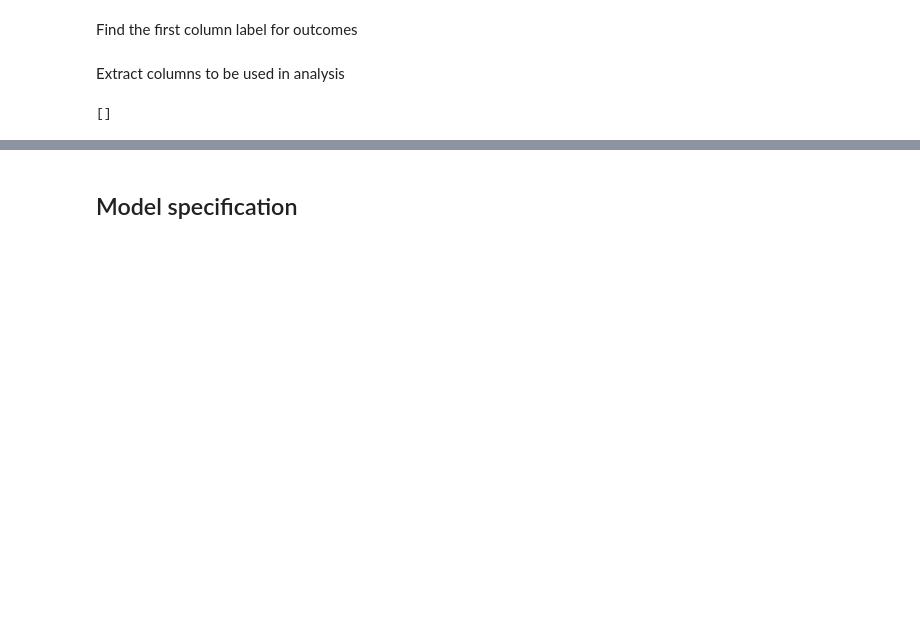
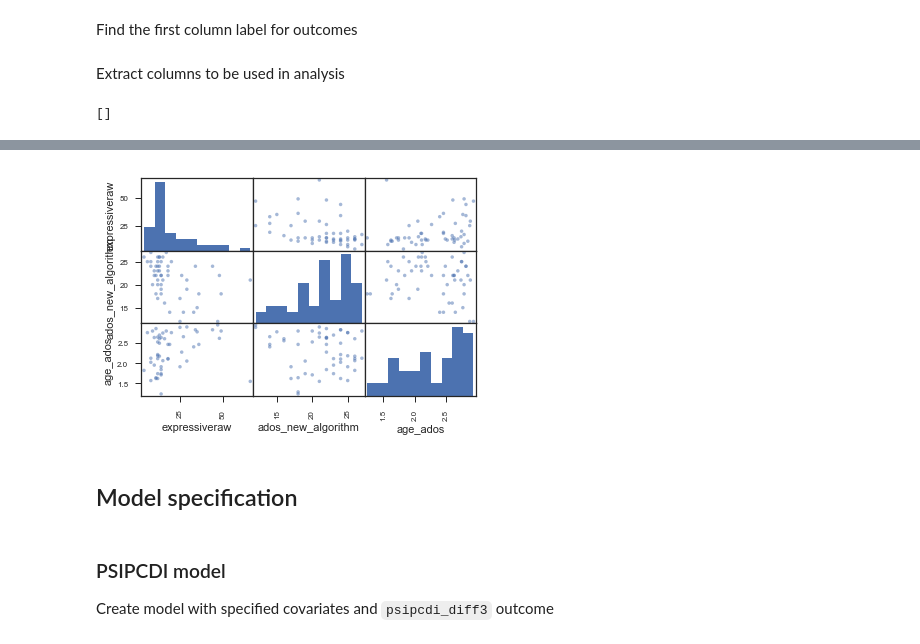
Before and after one commit to fonnesbeck/mbsr_intervention_study, a Jupyter notebook: notebooks/MBSR Trial Analysis.ipynb, the cells around one changed output, grey strips where cells are left out. Drawn from its saved outputs; the diff is of its cells as text; code cells hidden in the pictures; blank space fills up the shorter version.

Commit message:
Complete draft of initial model

```diff
--- a/notebooks/MBSR Trial Analysis.ipynb
+++ b/notebooks/MBSR Trial Analysis.ipynb
@@ -91,2 +108,6 @@ g.map(plt.hist, 'cesdt_diff3');
+# %%
+pd.plotting.scatter_matrix(mbsr_data[['expressiveraw', 'ados_new_algorithm', 'age_ados']]);
+# %% [output]
+[figure, added]
 # %% [markdown]
 ## Model specification
@@ -100,0 +143,4 @@ def create_outcome_model(outcome):
+# %% [markdown]
+### PSIPCDI model
+
+Create model with specified covariates and `psipcdi_diff3` outcome
```
Also changed, not shown: parts of 56 cells of this notebook.
